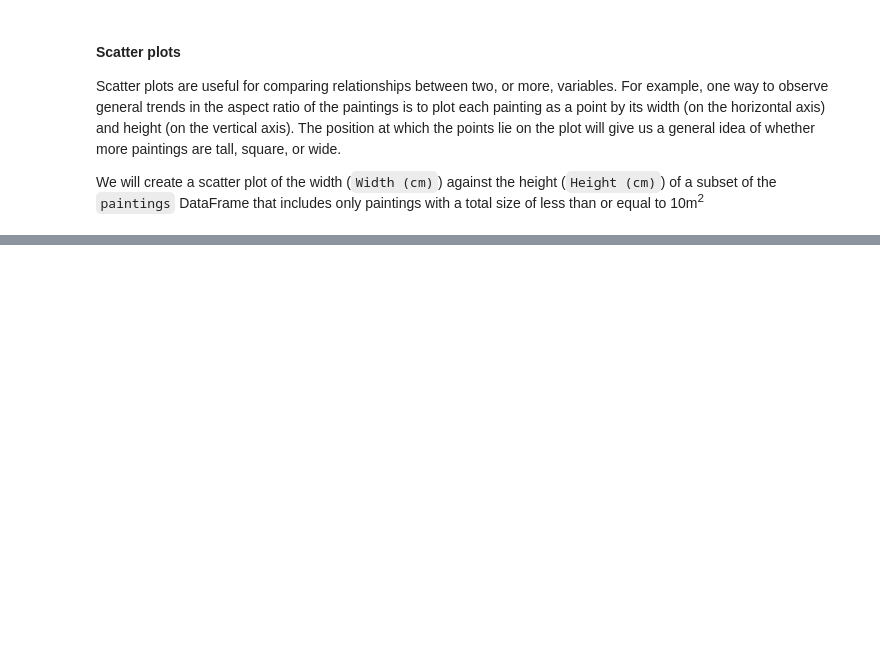
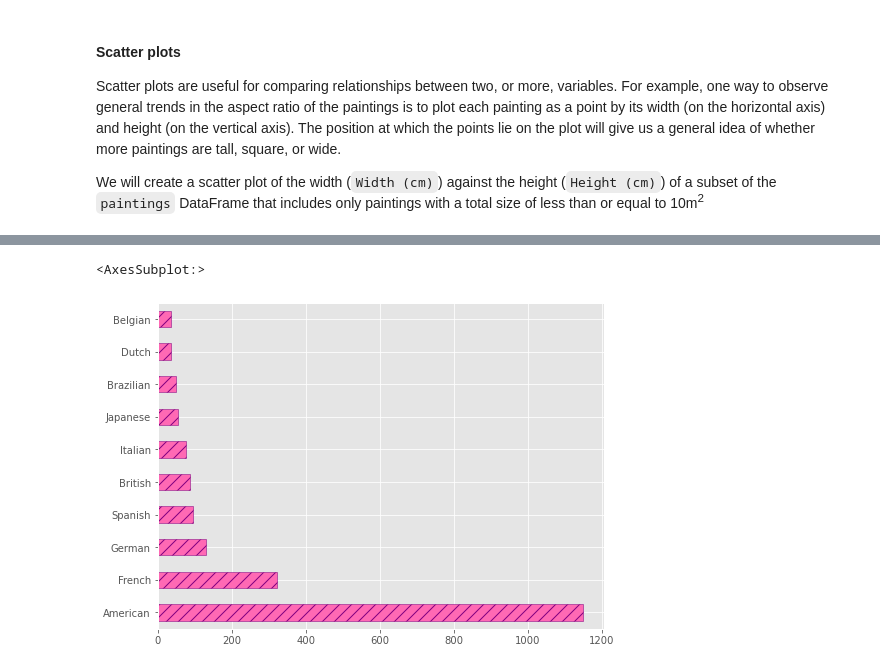
Before and after one commit to ncsu-libraries-data-vis/python-open-labs, a Jupyter notebook: Open_Lab_5_visualization_with_pandas/filled_Open_Lab_5_visualization_with_pandas.ipynb, the cells around one changed output, grey strips where cells are left out. Saved outputs shown, nothing was run; the diff lists cells and outputs as text; code cells hidden in the pictures; blank space fills up the shorter version.

```diff
--- a/Open_Lab_5_visualization_with_pandas/filled_Open_Lab_5_visualization_with_pandas.ipynb
+++ b/Open_Lab_5_visualization_with_pandas/filled_Open_Lab_5_visualization_with_pandas.ipynb
@@ -174,0 +190,8 @@ TODO
+# %%
+# Recreate a horizontal bar plot of the number of paintings each of the ten
+# most represented nationalities has in the collection using style keyword
+# arguments
+top_nationalities.plot.barh(color='hotpink', edgecolor='purple', hatch='//', figsize=[8, 6])
+# %% [output]
+<AxesSubplot:>
+[figure, added]
```
Also changed, not shown: parts of 28 cells of this notebook.
